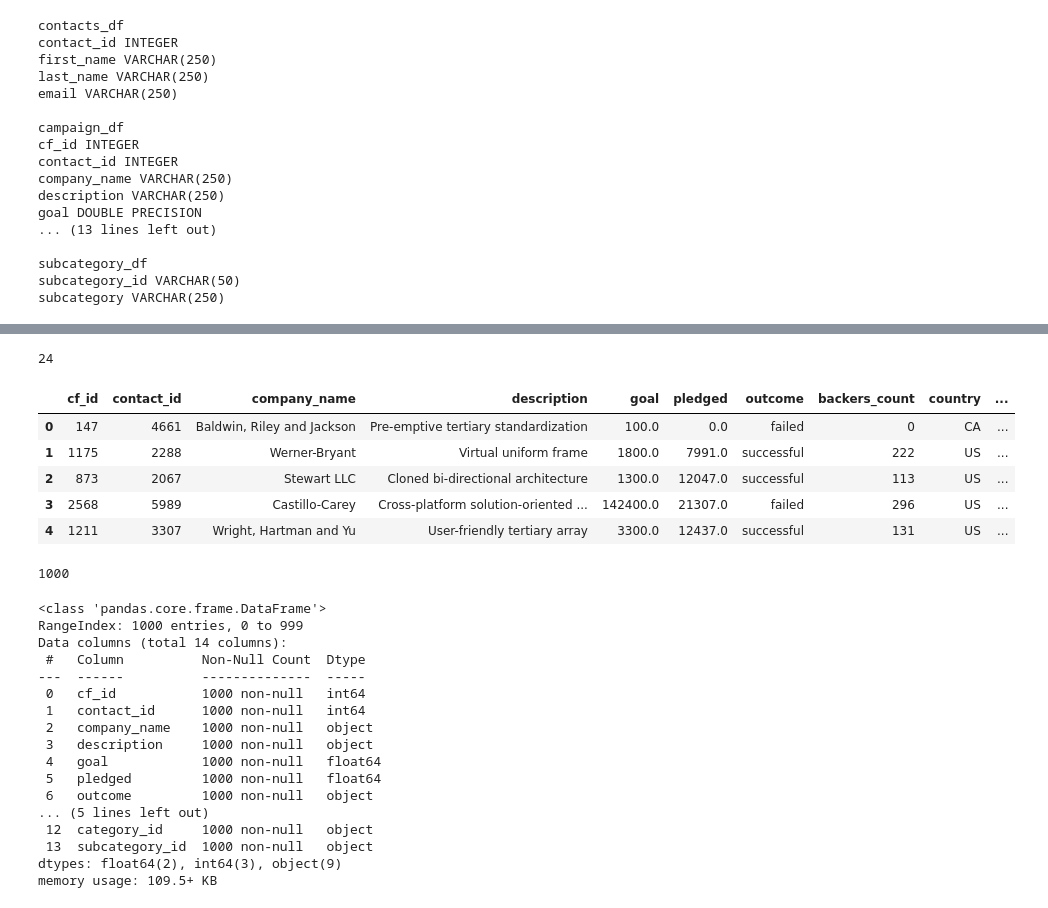
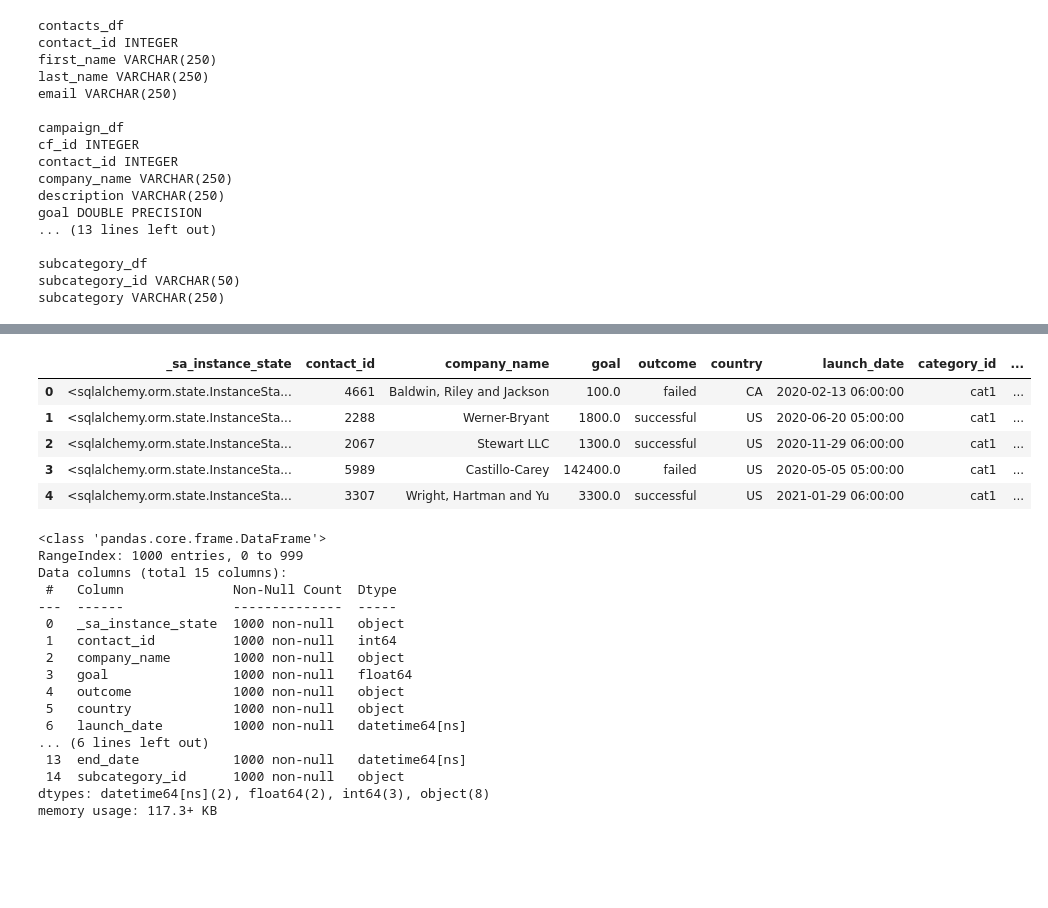
Before and after one commit to eugchien/project_2_group_11, a Jupyter notebook: Sarah/duration_query.ipynb, the cells around one changed output, grey strips where cells are left out. Saved outputs shown, nothing was run; the diff lists cells and outputs as text; code cells hidden in the pictures; blank space fills up the shorter version.

```diff
--- a/Sarah/duration_query.ipynb
+++ b/Sarah/duration_query.ipynb
@@ -93,18 +59,0 @@ subcategory_df.head()
-# %%
-subcategory_df.to_sql("subcategory_df", schema="public", con=engine, index=False, if_exists="append", method="multi")
-# %% [output]
-24
-# %%
-campaign_df = pd.read_csv("../Starter_Files/Resources/campaign.csv")
-campaign_df.head()
-# %% [output]
-|  | cf_id | contact_id | company_name | description | goal | pledged | outcome | backers_count | country | ... |
-| 0 | 147 | 4661 | Baldwin, Riley and Jackson | Pre-emptive tertiary standardization | 100.0 | 0.0 | failed | 0 | CA | ... |
-| 1 | 1175 | 2288 | Werner-Bryant | Virtual uniform frame | 1800.0 | 7991.0 | successful | 222 | US | ... |
-| 2 | 873 | 2067 | Stewart LLC | Cloned bi-directional architecture | 1300.0 | 12047.0 | successful | 113 | US | ... |
-| 3 | 2568 | 5989 | Castillo-Carey | Cross-platform solution-oriented ... | 142400.0 | 21307.0 | failed | 296 | US | ... |
-| 4 | 1211 | 3307 | Wright, Hartman and Yu | User-friendly tertiary array | 3300.0 | 12437.0 | successful | 131 | US | ... |
-# %%
-campaign_df.to_sql("campaign_df", schema="public", con=engine, index=False, if_exists="append", method="multi")
-# %% [output]
-1000
@@ -111,26 +66,36 @@ campaign_df.to_sql("campaign_df", schema="public", con=engine, index=False, if_e
 # %%
 # outcome vs duration of campaign
+# %%
+campaign_data = session.query(Campaign).all()
+df2 = pd.DataFrame([vars(row) for row in campaign_data])
+df2.head()
+# %% [output]
+|  | _sa_instance_state | contact_id | company_name | goal | outcome | country | launch_date | category_id | ... |
+| 0 | <sqlalchemy.orm.state.InstanceSta... | 4661 | Baldwin, Riley and Jackson | 100.0 | failed | CA | 2020-02-13 06:00:00 | cat1 | ... |
+| 1 | <sqlalchemy.orm.state.InstanceSta... | 2288 | Werner-Bryant | 1800.0 | successful | US | 2020-06-20 05:00:00 | cat1 | ... |
+| 2 | <sqlalchemy.orm.state.InstanceSta... | 2067 | Stewart LLC | 1300.0 | successful | US | 2020-11-29 06:00:00 | cat1 | ... |
+| 3 | <sqlalchemy.orm.state.InstanceSta... | 5989 | Castillo-Carey | 142400.0 | failed | US | 2020-05-05 05:00:00 | cat1 | ... |
+| 4 | <sqlalchemy.orm.state.InstanceSta... | 3307 | Wright, Hartman and Yu | 3300.0 | successful | US | 2021-01-29 06:00:00 | cat1 | ... |
 # %%
-df2 = campaign_df.copy()
 df2.info()
 # %% [output]
 <class 'pandas.core.frame.DataFrame'>
 RangeIndex: 1000 entries, 0 to 999
-Data columns (total 14 columns):
- #   Column          Non-Null Count  Dtype
----  ------          --------------  -----
- 0   cf_id           1000 non-null   int64
- 1   contact_id      1000 non-null   int64
- 2   company_name    1000 non-null   object
- 3   description     1000 non-null   object
- 4   goal            1000 non-null   float64
- 5   pledged         1000 non-null   float64
- 6   outcome         1000 non-null   object
-... (5 lines left out)
- 12  category_id     1000 non-null   object
- 13  subcategory_id  1000 non-null   object
-dtypes: float64(2), int64(3), object(9)
-memory usage: 109.5+ KB
+Data columns (total 15 columns):
+ #   Column              Non-Null Count  Dtype
+---  ------              --------------  -----
+ 0   _sa_instance_state  1000 non-null   object
+ 1   contact_id          1000 non-null   int64
+ 2   company_name        1000 non-null   object
+ 3   goal                1000 non-null   float64
+ 4   outcome             1000 non-null   object
+ 5   country             1000 non-null   object
+ 6   launch_date         1000 non-null   datetime64[ns]
+... (6 lines left out)
+ 13  end_date            1000 non-null   datetime64[ns]
+ 14  subcategory_id      1000 non-null   object
+dtypes: datetime64[ns](2), float64(2), int64(3), object(8)
+memory usage: 117.3+ KB
 # %%
 # convert objects into datetime data types
 df2["end_date"] = pd.to_datetime(df2.end_date)
```
Also changed, not shown: parts of 17 cells of this notebook, 2 other files.
